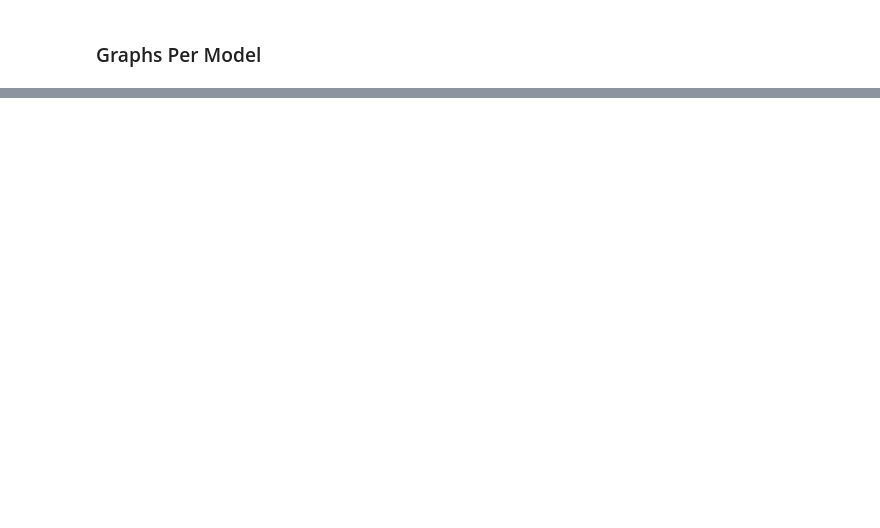
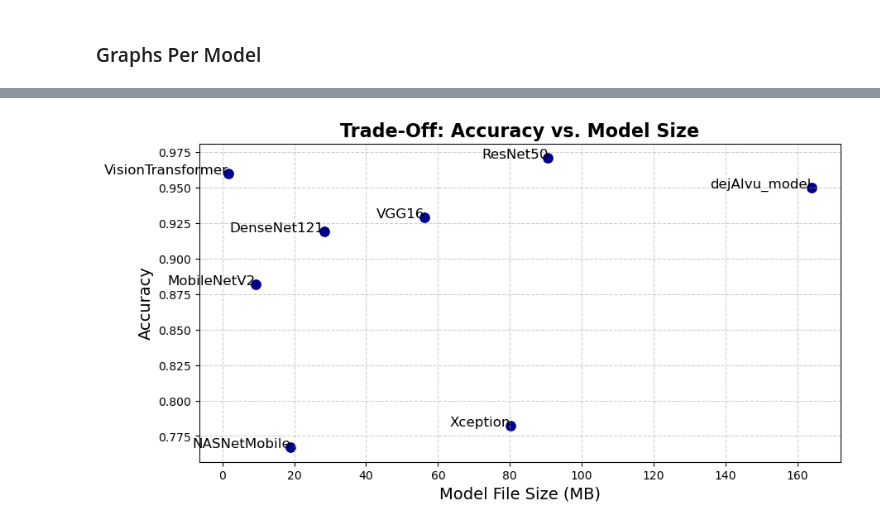
Before and after one commit to Noodulz/dejAIvu, a Jupyter notebook: model/training.ipynb, the cells around one changed output, grey strips where cells are left out. Drawn from its saved outputs; the diff is of its cells as text; code cells hidden in the pictures; blank space fills up the shorter version.

```diff
--- a/model/training.ipynb
+++ b/model/training.ipynb
@@ -477,0 +505,17 @@ for model_name, results in results.items():
+# %%
+plt.figure(figsize=(10, 5))
+
+sns.scatterplot(x="File Size (MB)", y="Accuracy", data=df_sorted_numeric, s=100, color="darkblue")
+
+plt.title("Trade-Off: Accuracy vs. Model Size", fontsize=16, fontweight="bold")
+plt.xlabel("Model File Size (MB)", fontsize=14)
+plt.ylabel("Accuracy", fontsize=14)
+plt.grid(True, linestyle="--", alpha=0.6)
+
+# Annotate each point with the model name
+for i, row in df_sorted_numeric.iterrows():
+    plt.text(row["File Size (MB)"], row["Accuracy"], i, fontsize=12, ha="right", color="black")
+
+plt.show()
+# %% [output]
+[figure, added]
```
Also changed, not shown: parts of 7 cells of this notebook, 1 other file.
